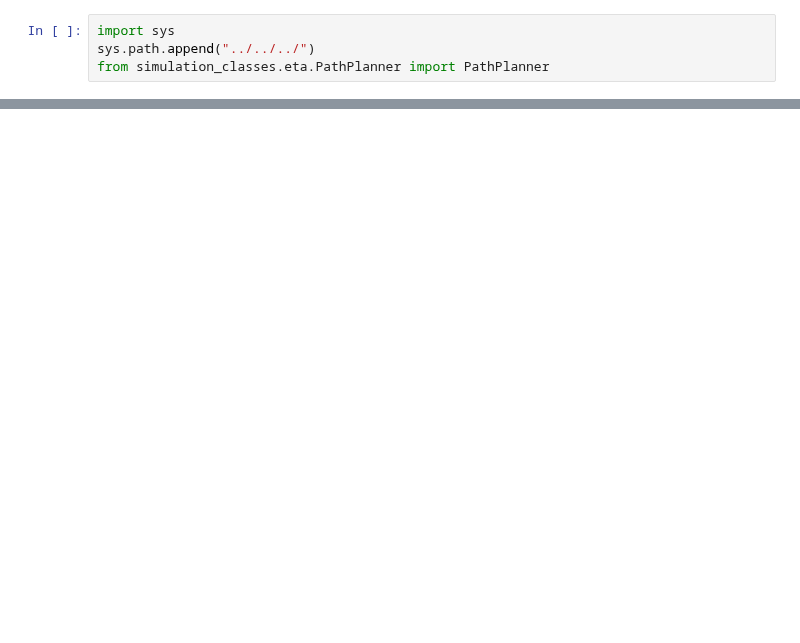
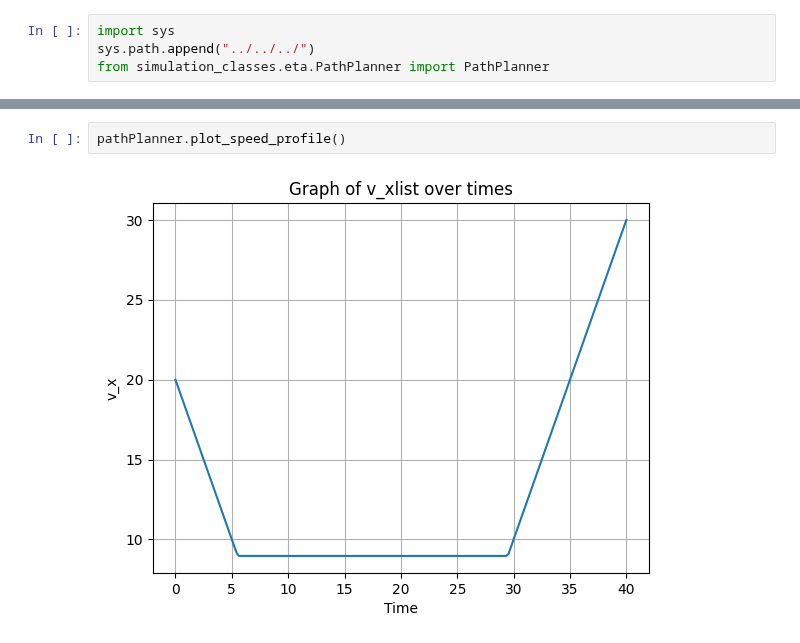
Before and after one commit to Aki-Fujita/drone_simulation, a Jupyter notebook: work/research_log/eta/notebooks/Sandbox.ipynb, the cells around one changed output, grey strips where cells are left out. Cells and saved outputs as stored; diff of their text form; blank space fills up the shorter version.

```diff
--- a/work/research_log/eta/notebooks/Sandbox.ipynb
+++ b/work/research_log/eta/notebooks/Sandbox.ipynb
@@ -118,0 +40,4 @@ def calc_controlled_eta(initial_params, ideal_params_at_end, car_spec, L_max ):
+# %%
+pathPlanner.plot_speed_profile()
+# %% [output]
+[figure, added]
```
Also changed, not shown: parts of 2 cells of this notebook, 1 other file.
